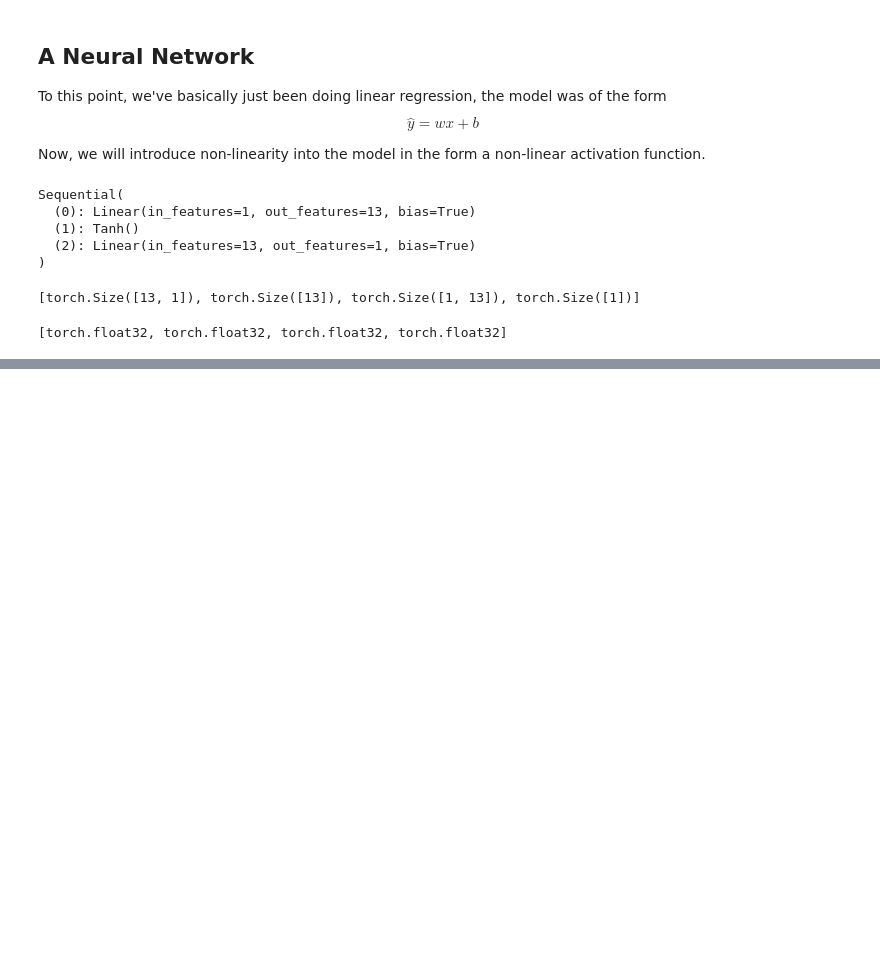
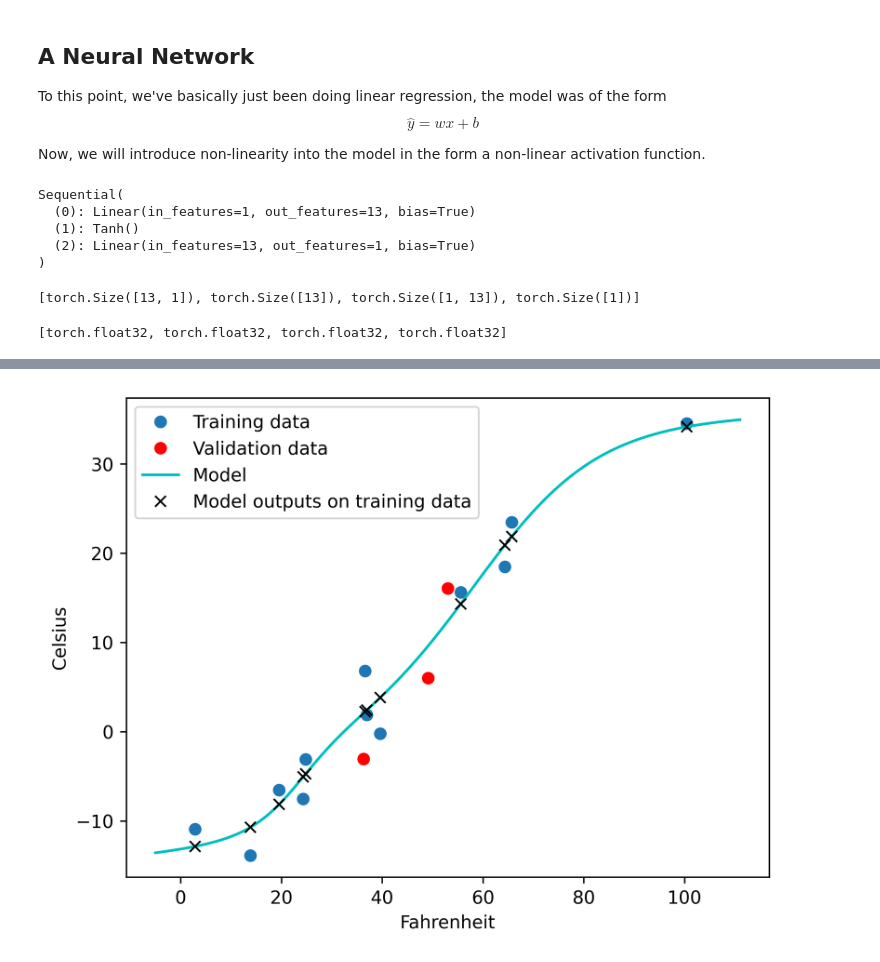
Before and after one commit to marcoswastaken/dl_practice, a Jupyter notebook: torch_basic_using_built_ins.ipynb, the cells around one changed output, grey strips where cells are left out. Cells and saved outputs as stored; diff of their text form; code cells hidden in the pictures; blank space fills up the shorter version.

```diff
--- a/torch_basic_using_built_ins.ipynb
+++ b/torch_basic_using_built_ins.ipynb
@@ -247,0 +256,8 @@ RuntimeError: mat1 and mat2 must have the same dtype, but got Double and Float
+# %%
+## Renaming our layers by construcing from an OrderedDict
+from collections import OrderedDict
+seq_model = nn.Sequential(OrderedDict([
+    ('hidden_linear', nn.Linear(1, 8)),
+    ('hidden_activation', nn.Tanh()),
+    ('output_linear', nn.Linear(8, 1))
+]))
@@ -247,0 +318,14 @@ RuntimeError: mat1 and mat2 must have the same dtype, but got Double and Float
+# %%
+## Visiualizing the model
+t_range = torch.arange(-5., 112.).unsqueeze(1) ## Grab temps between -5F and 112F
+fig = plt.figure(dpi=600)
+plt.xlabel("Fahrenheit")
+plt.ylabel("Celsius")
+plt.plot(t_u_train, t_c_train, 'o', label='Training data')
+plt.plot(t_u_val, t_c_val, 'or', label='Validation data')
+plt.plot(t_range.numpy(), seq_model(0.1 * t_range).detach().numpy(), 'c-', label='Model')
+plt.plot(t_u_train, seq_model(t_un_train).detach().numpy(), 'kx', label='Model outputs on training data')
+plt.legend()
+plt.show()
+# %% [output]
+[figure, added]
```
Also changed, not shown: parts of 22 cells of this notebook.
